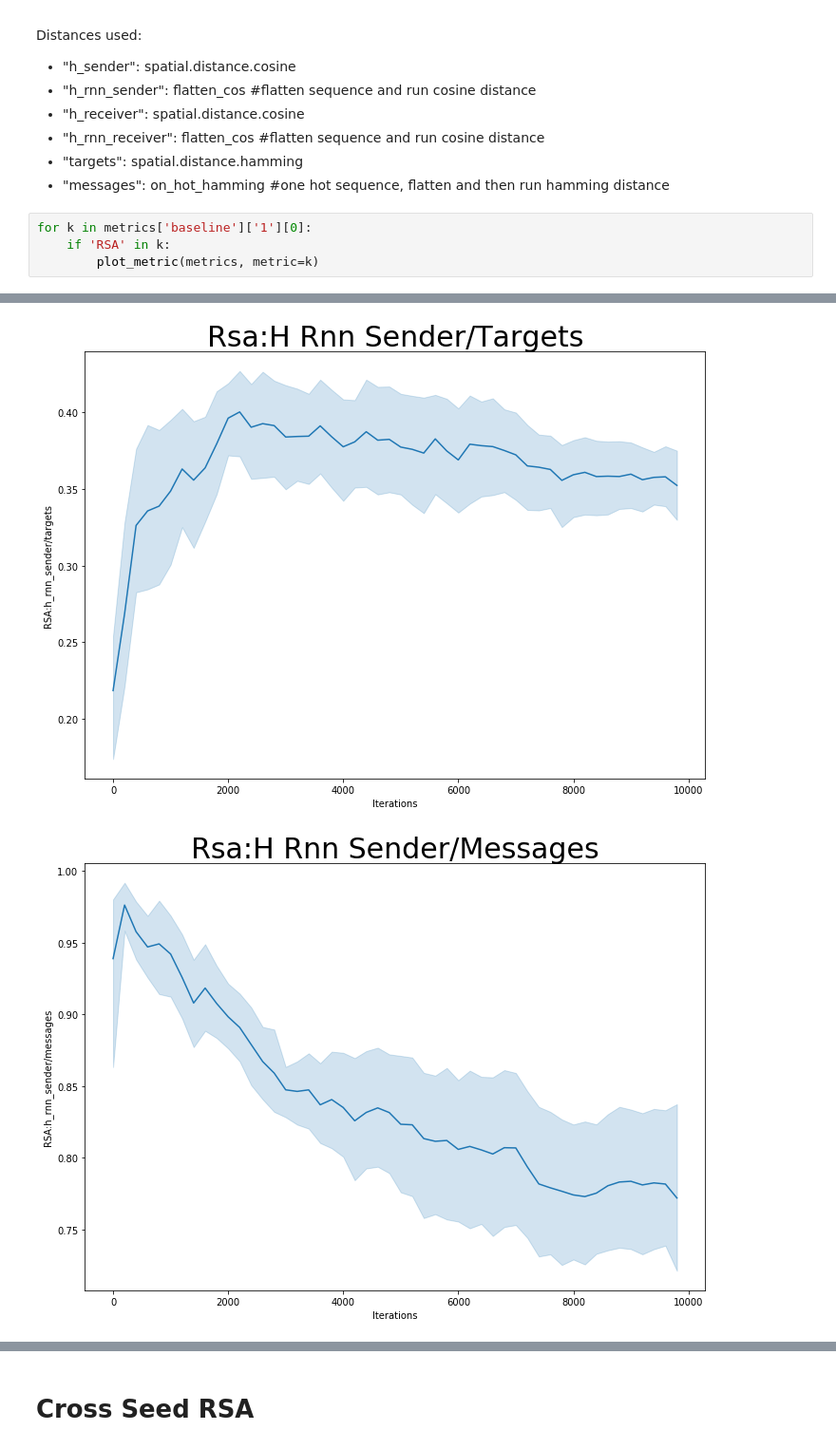
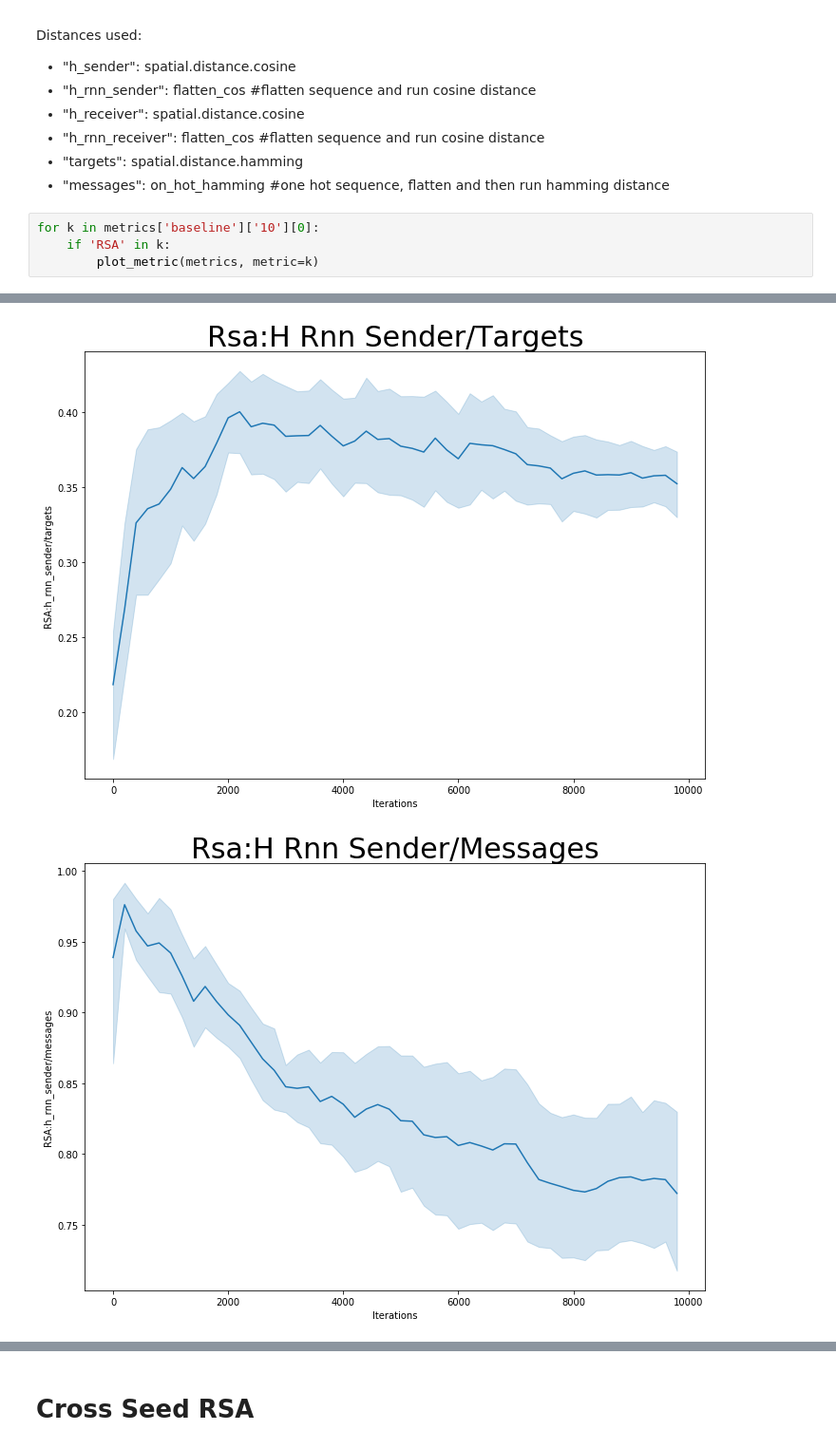
Before and after one commit to OscarLigthart/TopographicSimilarity, a Jupyter notebook: analysis.ipynb, the cells around one changed output, grey strips where cells are left out. Shown at 95% size. Cells and saved outputs as stored; diff of their text form.

```diff
--- a/analysis.ipynb
+++ b/analysis.ipynb
@@ -125,7 +125,7 @@ Distances used:
 - "targets": spatial.distance.hamming
 - "messages": on_hot_hamming #one hot sequence, flatten and then run hamming distance
 # %%
-for k in metrics['baseline']['1'][0]:
+for k in metrics['baseline']['10'][0]:
     if 'RSA' in k:
         plot_metric(metrics, metric=k)
 # %% [output]
@@ -139,4 +139,4 @@ for k in metrics['baseline']['1'][0]:
-[figure, old version]
+[figure, new version]
-[figure, old version]
+[figure, new version]
 [figure]
 [figure]
```
Also changed, not shown: parts of 4 cells of this notebook, 9 other files.
